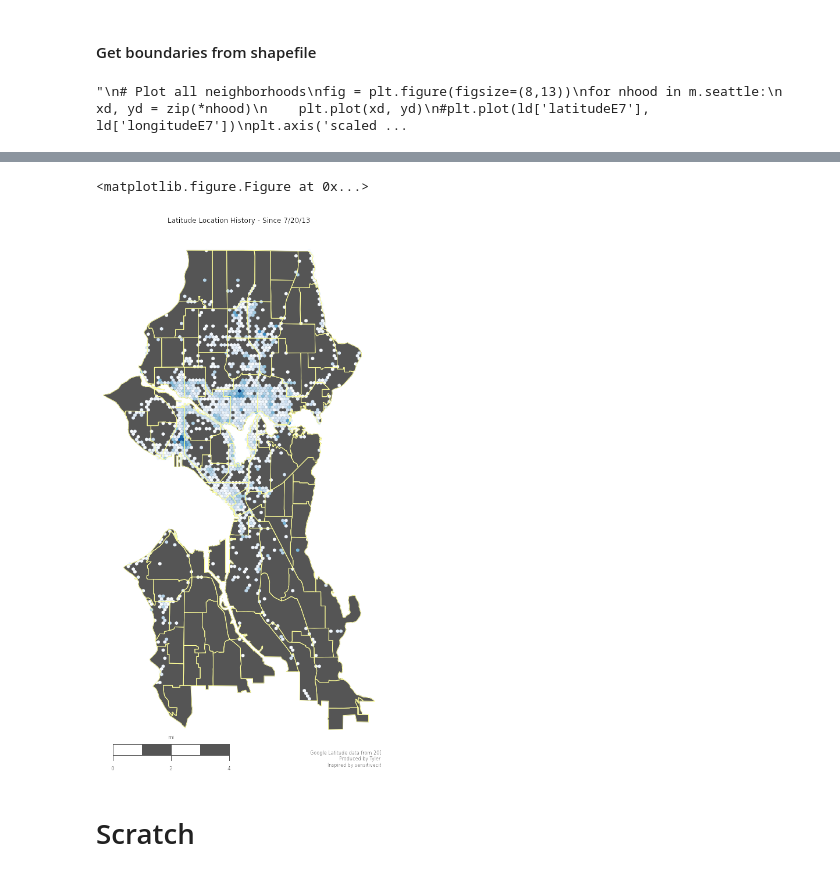
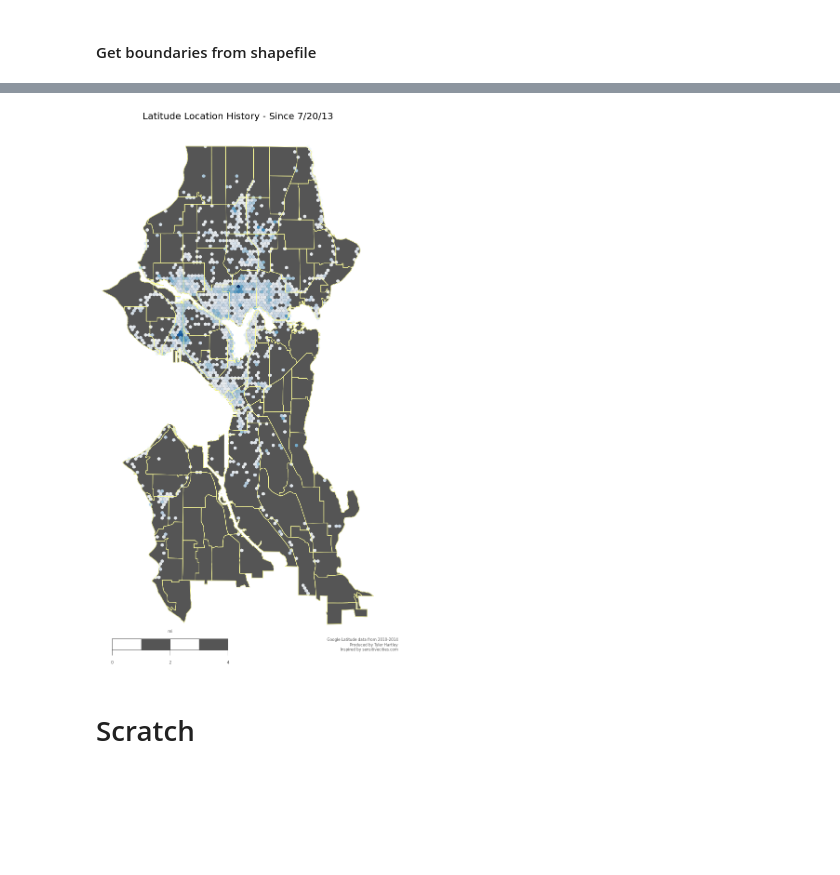
Before and after one commit to tyleha/personal, a Jupyter notebook: latitude.ipynb, the cells around one changed output, grey strips where cells are left out. Drawn from its saved outputs; the diff is of its cells as text; code cells hidden in the pictures; blank space fills up the shorter version.

```diff
--- a/latitude.ipynb
+++ b/latitude.ipynb
@@ -94,7 +92,7 @@ def distance_on_unit_sphere(lat1, long1, lat2, long2):
 try:
     fh = open(r'C:\Users\Tyler\Documents\My Dropbox\LocationHistory_8_18_14.json')
 except:
-    fh = open(r'C:\Users\thartley\Downloads\LocationHistory_5_16_14.json')
+    fh = open(r'C:\Users\thartley\Documents\Dropbox\LocationHistory_8_18_14.json')
 buf = fh.read()
 raw = json.loads(buf)
 fh.close()
@@ -102,8 +100,10 @@ fh.close()
 ld_full = pd.DataFrame(raw['locations'])
 ld_full['latitudeE7'] = ld_full['latitudeE7']/float(1e7)
 ld_full['longitudeE7'] = ld_full['longitudeE7']/float(1e7)
-ld_full['timestampMs'] = ld_full['timestampMs'].map(lambda x: float(x))
+ld_full['timestamp'] = ld_full['timestampMs'].map(lambda x: float(x)/1000)
 ld = ld_full[ld_full.timestampMs > 1374303600.0*1000] #time since Jul. 20, 2013 when data reporting increased
+ld['timediff'] = ld.timestamp.diff()
+ld['datetime'] = ld.timestamp.map(lambda x: datetime.datetime.fromtimestamp(x))
 # %% [markdown]
 #### Get boundaries from shapefile
 # %%
@@ -165,7 +143,7 @@ df_map['area_m'] = df_map['poly'].map(lambda x: x.area)
 df_map['area_km'] = df_map['area_m'] / 100000
 #df_map['poly'].append(Polygon(m2.water[0]))
 # %%
-"""
+zzz="""
 # Plot all neighborhoods
 fig = plt.figure(figsize=(8,13))
 for nhood in m.seattle:
@@ -174,8 +152,6 @@ for nhood in m.seattle:
 #plt.plot(ld['latitudeE7'], ld['longitudeE7'])
 plt.axis('scaled')
 """
-# %% [output]
-"\n# Plot all neighborhoods\nfig = plt.figure(figsize=(8,13))\nfor nhood in m.seattle:\n    xd, yd = zip(*nhood)\n    plt.plot(xd, yd)\n#plt.plot(ld['latitudeE7'], ld['longitudeE7'])\nplt.axis('scaled ...
 # %%
 # Create Point objects in map coordinates from dataframe lon and lat values
 map_points = pd.Series(
@@ -188,30 +164,28 @@ wards_polygon = prep(MultiPolygon(list(df_map['poly'].values)))
 ldn_points = filter(wards_polygon.contains, plaque_points)
 # %%
 helpers.tic()
+
+figwidth = 14
+fig = plt.figure(figsize=(figwidth, figwidth*h/w))
+ax = fig.add_subplot(111, axisbg='w', frame_on=False)
 
 # draw ward patches from polygons
 df_map['patches'] = df_map['poly'].map(lambda x: PolygonPatch(
     x, fc='#555555', ec='#555555', lw=1, alpha=1, zorder=0))
-
-plt.clf()
-figwidth = 14
-fig = plt.figure(figsize=(figwidth, figwidth*h/w))
-ax = fig.add_subplot(111, axisbg='w', frame_on=False)
-
 # plot boroughs by adding the PatchCollection to the axes instance
 ax.add_collection(PatchCollection(df_map['patches'].values, match_original=True))
 
 # the mincnt argument only shows cells with a value >= 1
 # hexbin wants np arrays, not plain lists
-hx = m.hexbin(
-    np.array([geom.x for geom in ldn_points]),
+hx = m.hexbin(np.array([geom.x for geom in ldn_points]),
     np.array([geom.y for geom in ldn_points]),
     gridsize=(70, int(70*h/w)),
     bins='log',
     mincnt=1,
     edgecolor='none',
-    alpha=1.,
-    cmap=plt.get_cmap('Blues'))
+    alpha=.9,
+    cmap=plt.get_cmap('Blues'),
+    ax=ax)
 
 df_map['patches'] = df_map['poly'].map(lambda x: PolygonPatch(
     x, fc='none', ec='#FFFF99', lw=1, alpha=1, zorder=1))
@@ -219,31 +193,26 @@ ax.add_collection(PatchCollection(df_map['patches'].values, match_original=True)
 
 # copyright and source data info
 smallprint = ax.text(
-    1.08, 0.0,
+    1.08, 0.02,
     "Google Latitude data from 2010-2014\nProduced by Tyler Hartley\nInspired by sensitivecities.com",
-    ha='right', va='bottom',
-    size=figwidth/1.75,
-    color='#555555',
-    transform=ax.transAxes)
+    ha='right', va='bottom', size=figwidth/1.75,
+    color='#555555', transform=ax.transAxes)
 
 # Draw a map scale
 m.drawmapscale(
     coords[0] + 0.05, coords[1] - 0.01,
     coords[0], coords[1],
-    4.,
-    units='mi',
+    4., units='mi',
     barstyle='fancy', labelstyle='simple',
-    fillcolor1='w', fillcolor2='#555555',
-    fontcolor='#555555',
-    zorder=5)
+    fillcolor1='w', fillcolor2='#555555', fontcolor='#555555',
+    zorder=5,
+    ax=ax)
 
-plt.title("Latitude Location History - Since 7/20/13")
-#plt.tight_layout()
-# this will set the image width to 722px at 100dpi
-#fig.set_size_inches(7., 10.5)
+plt.title("Latitude Location History - Since 7/20/13",
+          fontdict={'fontsize':20})
+plt.tight_layout()
+
 plt.savefig('data/location_history_7_20_13.png', dpi=300, frameon=False, transparent=True)
 
 helpers.toc()
-
-plt.show()
 # %% [output]
@@ -251,2 +220 @@ Elapsed time is: 17.699000 seconds
-<matplotlib.figure.Figure at 0x...>
-[figure, old version]
+[figure, new version]
```
Also changed, not shown: parts of 13 cells of this notebook, 1 other file.
